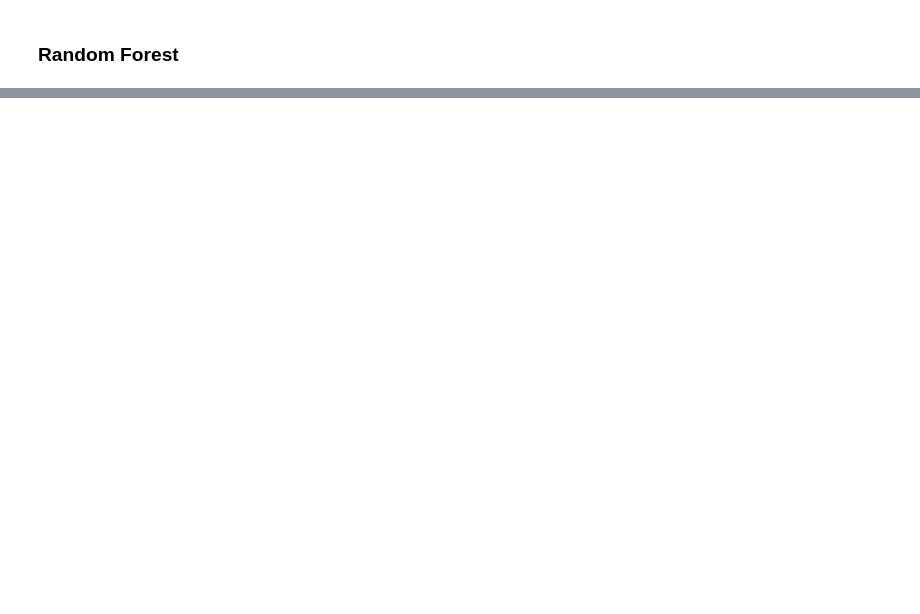
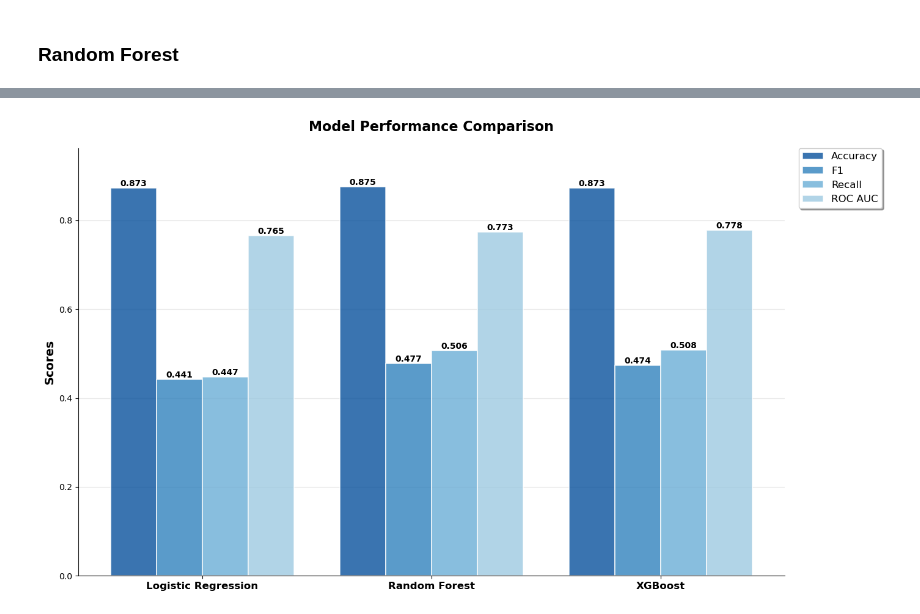
Before and after one commit to isse75/ML_Zoomcamp, a Jupyter notebook: midterm-02/Notebook.ipynb, the cells around one changed output, grey strips where cells are left out. Saved outputs shown, nothing was run; the diff lists cells and outputs as text; code cells hidden in the pictures; blank space fills up the shorter version.

```diff
--- a/midterm-02/Notebook.ipynb
+++ b/midterm-02/Notebook.ipynb
@@ -551,3 +483 @@ roc_auc_score(y_val, y_pred)
-# %%
-deposit_decision = rf.predict(X_val)
 # %%
@@ -567,0 +611,6 @@ print(metrics_rf)
+# %%
+y_pred = best_xgb.predict_proba(X_test)[:, 1]
+
+deposit_decision = (probs_test >= 0.6).astype(int)  # reuse your tuned threshold
+
+print(roc_auc_score(y_test, y_pred))
@@ -567,0 +619,11 @@ print(metrics_rf)
+# %%
+metrics_xgb = {
+    'Model': 'XGBoost',
+    'ROC AUC': roc_auc_score(y_test, y_pred),
+    'F1': f1_score(y_test, deposit_decision),
+    'Precision': precision_score(y_test, deposit_decision),
+    'Recall': recall_score(y_test, deposit_decision),
+    'Accuracy': accuracy_score(y_test, deposit_decision)
+}
+
+print(metrics_xgb)
@@ -567,0 +634,64 @@ print(metrics_rf)
+# %%
+import matplotlib.pyplot as plt
+import numpy as np
+
+desired = ['Accuracy', 'F1', 'Recall', 'ROC AUC']
+all_metrics = {
+    'Logistic Regression': metrics_lr,
+    'Random Forest': metrics_rf,
+    'XGBoost': metrics_xgb
+}
+
+models = list(all_metrics.keys())
+metrics = [m for m in desired if m in metrics_lr]
+values = np.array([
+    [all_metrics[model][met] for met in metrics]
+    for model in models
+])
+
+x = np.arange(len(models))
+width = 0.2
+
+# Create larger figure
+fig, ax = plt.subplots(figsize=(14, 8))
+
+# Blues color palette for better visual distinction
+colors = ['#08519c', '#3182bd', '#6baed6', '#9ecae1']
+
+bars = []
+for i, met in enumerate(metrics):
+    offset = (i - (len(metrics)-1)/2) * width
+    bar = ax.bar(x + offset, values[:, i], width,
+                label=met, color=colors[i], alpha=0.8,
+                edgecolor='white', linewidth=1.2)
+    bars.append(bar)
+
+# Enhanced styling
+ax.set_xticks(x)
+ax.set_xticklabels(models, fontsize=12, fontweight='bold')
+ax.set_ylabel('Scores', fontsize=14, fontweight='bold')
+ax.set_title('Model Performance Comparison', fontsize=16, fontweight='bold', pad=20)
+
+# Improved grid and styling
+ax.grid(True, alpha=0.3, axis='y')
+ax.set_axisbelow(True)
+ax.spines['top'].set_visible(False)
+ax.spines['right'].set_visible(False)
+
+# Add value labels on bars with better formatting
+for bar_group in bars:
+    ax.bar_label(bar_group, fmt='%.3f', fontsize=10, fontweight='bold')
+
+# Enhanced legend
+ax.legend(loc='upper left', bbox_to_anchor=(1.02, 1),
+          borderaxespad=0, fontsize=12, frameon=True,
+          fancybox=True, shadow=True)
+
+# Set y-axis limits for better visibility
+ax.set_ylim(0, max(values.flatten()) * 1.1)
+
+# Adjust layout
+plt.tight_layout()
+plt.show()
+# %% [output]
+[figure, added]
```
Also changed, not shown: parts of 40 cells of this notebook.
